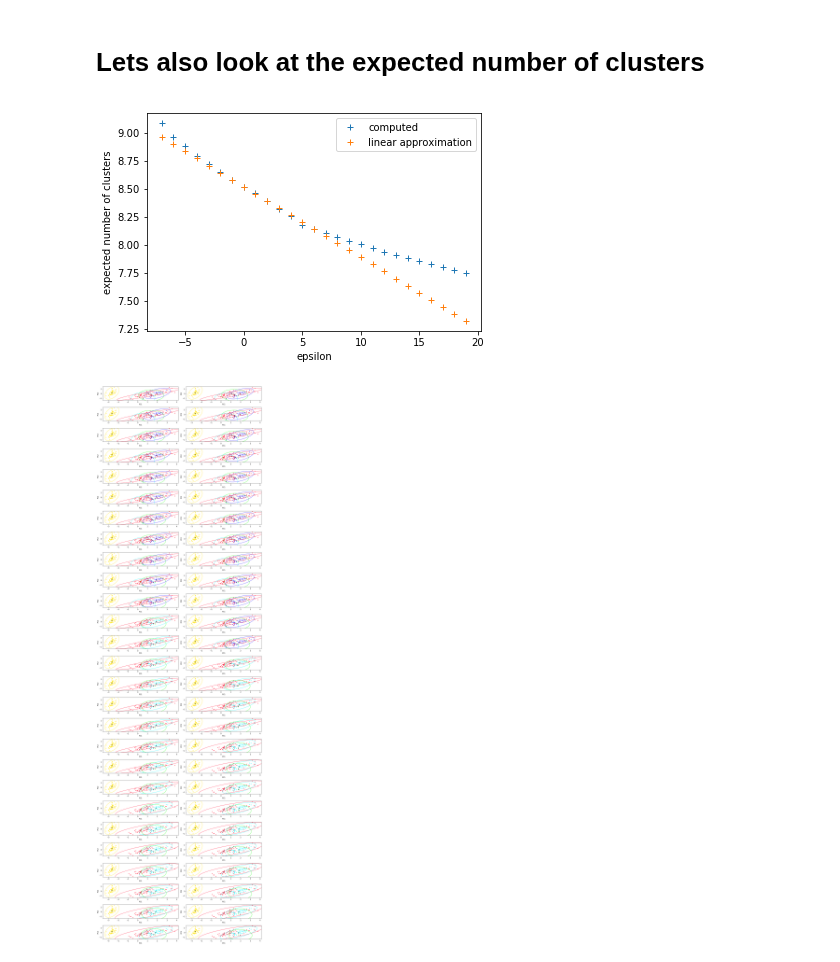
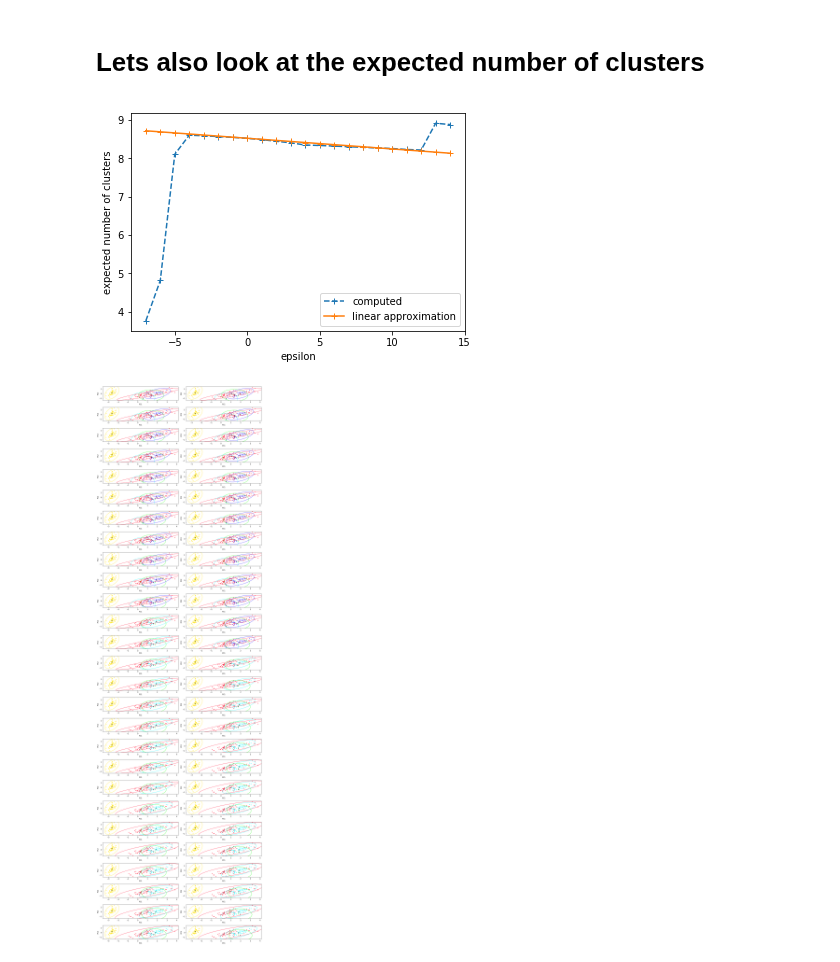
Before and after one commit to mijordan3/BNP_sensitivity, a Jupyter notebook: GMM_clustering/jupyter/bryans_sandbox/parametric_sensitivity_sandbox.ipynb, the cells around one changed output. Drawn from its saved outputs; the diff is of its cells as text; code cells hidden in the pictures.

```diff
--- a/GMM_clustering/jupyter/bryans_sandbox/parametric_sensitivity_sandbox.ipynb
+++ b/GMM_clustering/jupyter/bryans_sandbox/parametric_sensitivity_sandbox.ipynb
@@ -115,7 +113,7 @@ p_c(\theta | \epsilon, \phi) &= p_0(\theta)^{1 - \epsilon} p_1(\theta)^\epsilon
 
 because, among other things, it is invariant to the scaling $C_1$.
 # %%
-prior_perturbation = fun_sens_lib.PriorPerturbation(model, log_phi)
+prior_perturbation = fun_sens_lib.PriorPerturbation(model, log_phi, logit_v_ub=8, logit_v_lb = -12)
 print(
     prior_perturbation.log_norm_p0,
     prior_perturbation.log_norm_pc,
@@ -126,7 +124,9 @@ print(
 # %%
-prior_perturbation.set_epsilon(5.0)
+prior_perturbation.set_epsilon(-5.0)
 
-logit_v_grid = np.linspace(-4, 4, 200)
+logit_v_grid = np.linspace(prior_perturbation.logit_v_lb,
+                               prior_perturbation.logit_v_ub, 200)
+
 v_grid = np.exp(logit_v_grid) / (1 + np.exp(logit_v_grid))
 
 print('phi max: ', np.max(phi(logit_v_grid)))
@@ -300,7 +300,7 @@ np.linalg.norm(epsilon_sensitivity.get_dinput_dhyper())
 # %% [markdown]
 ## Fit with perturbation
 # %%
-epsilon = 15.0 # prior_perturbation.epsilon_param.get()
+epsilon = 10.0 # prior_perturbation.epsilon_param.get()
 print('Epsilon: ', epsilon)
 
 best_param_phi_pred = \
@@ -383,6 +383,6 @@ perturbed expected number of clusters:  7.4255406048112
 # %% [markdown]
 # Predict for a range of perturbations
 # %%
-epsilon_vec = np.arange(-7, 20)
+epsilon_vec = np.arange(-7, 15)
 print(epsilon_vec)
 # %% [output]
@@ -518,17 +670,17 @@ for i in range(len(epsilon_vec)):
     e_num_clusters_pred.append(
         cluster_sensitivity.predict_output_par_from_hyperparameters(epsilon_vec[i], linear = True))
 # %%
-plt.plot(epsilon_vec, e_num_clusters_true, '+')
-plt.plot(epsilon_vec, e_num_clusters_pred, '+')
+plt.plot(epsilon_vec, e_num_clusters_true, '+--')
+plt.plot(epsilon_vec, e_num_clusters_pred, '+-')
 
 plt.xlabel('epsilon')
 plt.ylabel('expected number of clusters')
 
 plt.legend(('computed', 'linear approximation'))
 
 plt.savefig('../../../writing/functional_sensitivity_writing/parametric_sens_results/pred_num_clusters.png')
 # %% [output]
-[figure, old version]
+[figure, new version]
 # %%
 def plot_results_from_free_params(model, global_free_params, fig):
     # look at results
```
Also changed, not shown: parts of 15 cells of this notebook, 13 other files.
